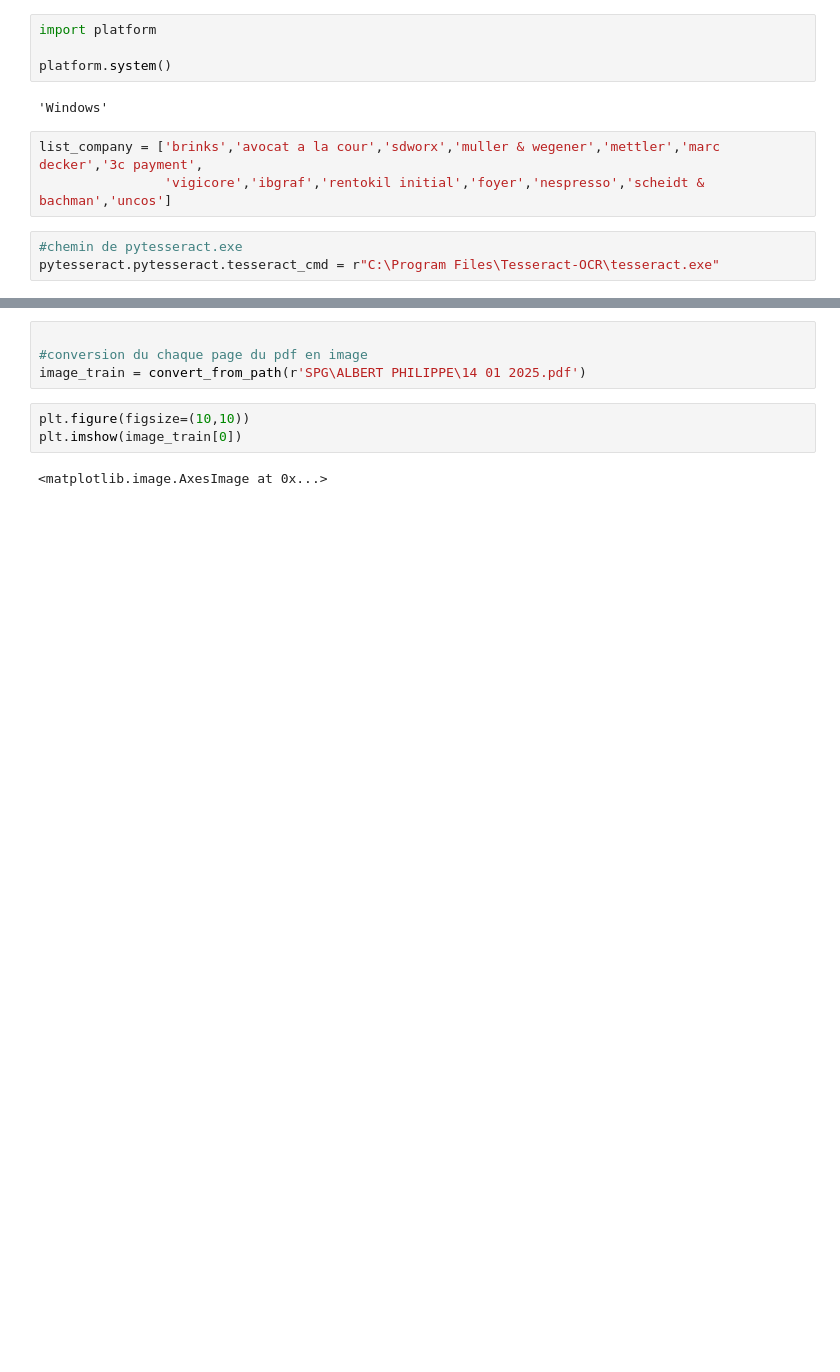
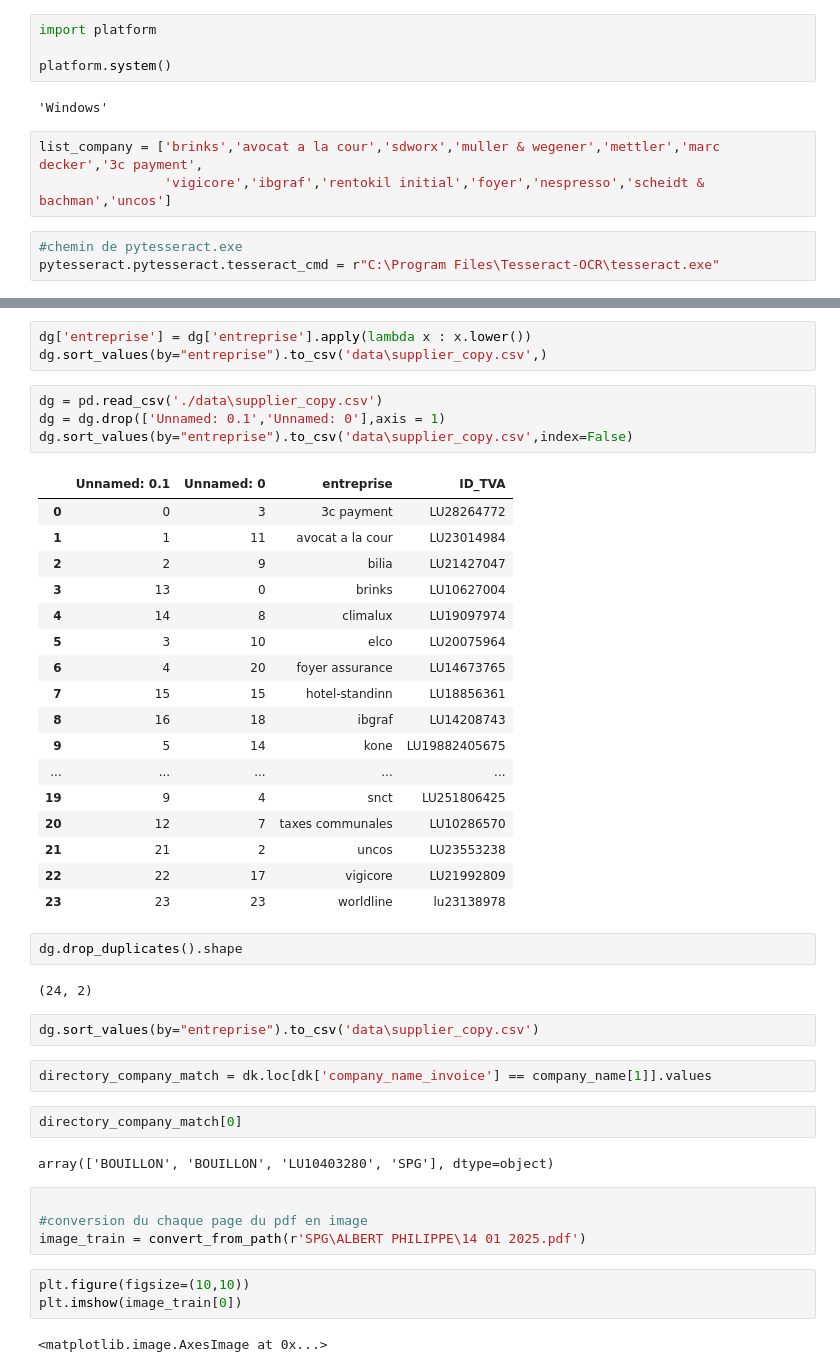
Before and after one commit to hf2503/invoice-ocr-classifier, a Jupyter notebook: expand.ipynb, the cells around one changed output, grey strips where cells are left out. Cells and saved outputs as stored; diff of their text form; blank space fills up the shorter version.

```diff
--- a/expand.ipynb
+++ b/expand.ipynb
@@ -64,3 +77,40 @@ dk
+# %%
+dg['entreprise'] = dg['entreprise'].apply(lambda x : x.lower())
+dg.sort_values(by="entreprise").to_csv('data\supplier_copy.csv',)
+# %%
+dg = pd.read_csv('./data\supplier_copy.csv')
+dg = dg.drop(['Unnamed: 0.1','Unnamed: 0'],axis = 1)
+dg.sort_values(by="entreprise").to_csv('data\supplier_copy.csv',index=False)
+# %% [output]
+|  | Unnamed: 0.1 | Unnamed: 0 | entreprise | ID_TVA |
+| 0 | 0 | 3 | 3c payment | LU28264772 |
+| 1 | 1 | 11 | avocat a la cour | LU23014984 |
+| 2 | 2 | 9 | bilia | LU21427047 |
+| 3 | 13 | 0 | brinks | LU10627004 |
+| 4 | 14 | 8 | climalux | LU19097974 |
+| 5 | 3 | 10 | elco | LU20075964 |
+| 6 | 4 | 20 | foyer assurance | LU14673765 |
+| 7 | 15 | 15 | hotel-standinn | LU18856361 |
+| 8 | 16 | 18 | ibgraf | LU14208743 |
+| 9 | 5 | 14 | kone | LU19882405675 |
+| ... | ... | ... | ... | ... |
+| 19 | 9 | 4 | snct | LU251806425 |
+| 20 | 12 | 7 | taxes communales | LU10286570 |
+| 21 | 21 | 2 | uncos | LU23553238 |
+| 22 | 22 | 17 | vigicore | LU21992809 |
+| 23 | 23 | 23 | worldline | lu23138978 |
+# %%
+dg.drop_duplicates().shape
+# %% [output]
+(24, 2)
+# %%
+dg.sort_values(by="entreprise").to_csv('data\supplier_copy.csv')
+# %%
+directory_company_match = dk.loc[dk['company_name_invoice'] == company_name[1]].values
+# %%
+directory_company_match[0]
+# %% [output]
+array(['BOUILLON', 'BOUILLON', 'LU10403280', 'SPG'], dtype=object)
 # %%
 
 #conversion du chaque page du pdf en image
```
Also changed, not shown: parts of 3 cells of this notebook.
